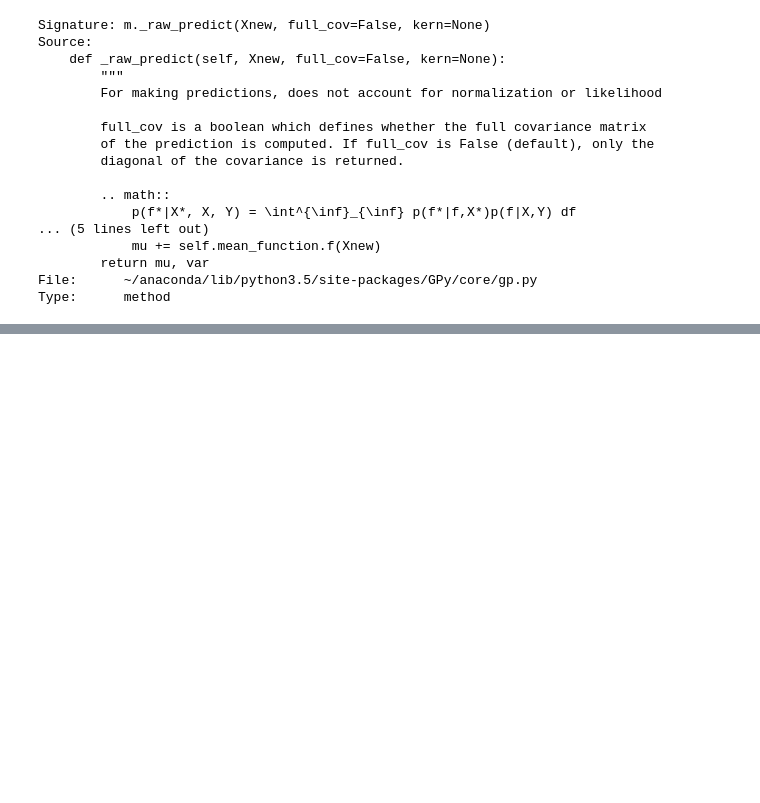
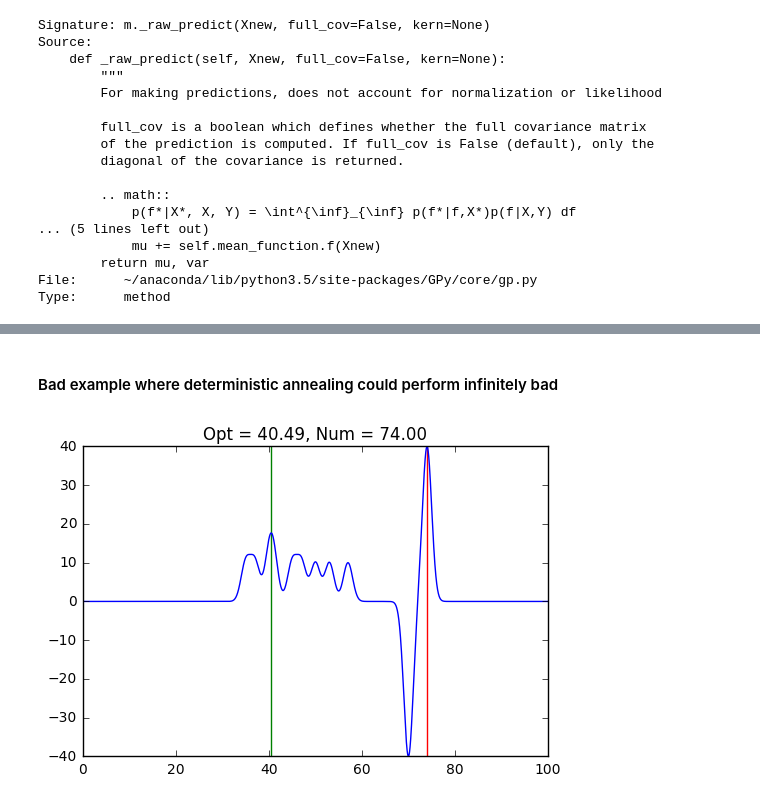
Before and after one commit to bestxolodec/DTR, a Jupyter notebook: py-notebooks/gpy_for_itr.ipynb, the cells around one changed output, grey strips where cells are left out. Drawn from its saved outputs; the diff is of its cells as text; code cells hidden in the pictures; blank space fills up the shorter version.

```diff
--- a/py-notebooks/gpy_for_itr.ipynb
+++ b/py-notebooks/gpy_for_itr.ipynb
@@ -51,0 +161,4 @@ cov : the posterior covariance
+# %%
+ls_c, ls_a = m.rbf.lengthscale[:-1], m.rbf.lengthscale[-1]
+Kc = get_kc_exp_covar(ls_c, C_test[0, :], C, m.rbf.variance)
+alphas =  Kc @ m.posterior.woodbury_vector
@@ -127,0 +536,16 @@ Type:      method
+# %%
+N = 1000
+for method in ["brute", "detann", "basinhop"]:
+    print(method)
+    opts, nums = [], []
+    start = timer()
+    for i in range(N):
+        if i % 199 ==  0 : print (i+1, end=" ")
+        space, A, alphas, ls_a = generate_sample(100, a_max=100, a_min=0, verbose=False, seed=None)
+        opt, num = find_all_argmaxes(space, A, ls_a, alphas, method=method, plot=False)
+        opts.append(opt)
+        nums.append(num)
+    stop = timer()
+    quality_in_perc = np.sum(np.abs(np.array(opts) - np.array(nums)) < 0.2) / N * 100
+    print("{}  achieved {}% out of {} task samples and took {:.2f} secs"
+          "".format(method, quality_in_perc, N, stop-start))
@@ -127,0 +559,9 @@ Type:      method
+# %% [markdown]
+#### Bad example where deterministic annealing could perform infinitely bad
+# %%
+A = np.array([35, 37, 40, 41, 45, 47, 50, 53, 57, 70, 74])
+alphas = np.array([10, 10, 10, 10, 10, 10, 10, 10, 10, -40, 40]).reshape(-1,1)
+ls_a = 1
+opt, num = find_all_argmaxes(space, A, ls_a, method="detann", alphas)
+# %% [output]
+[figure, added]
```
Also changed, not shown: parts of 62 cells of this notebook, 5 other files.
